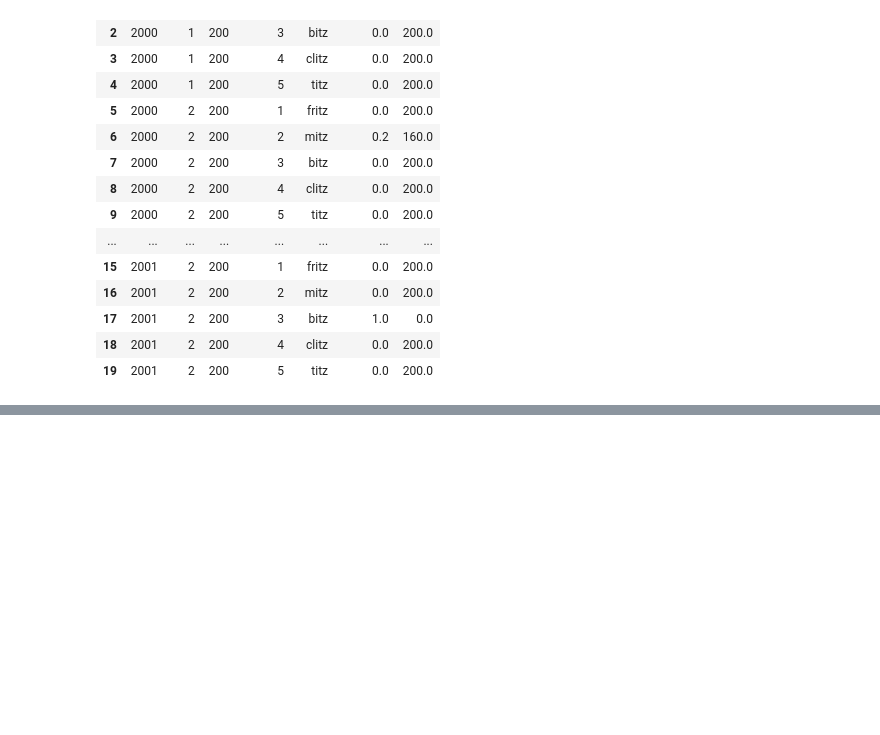
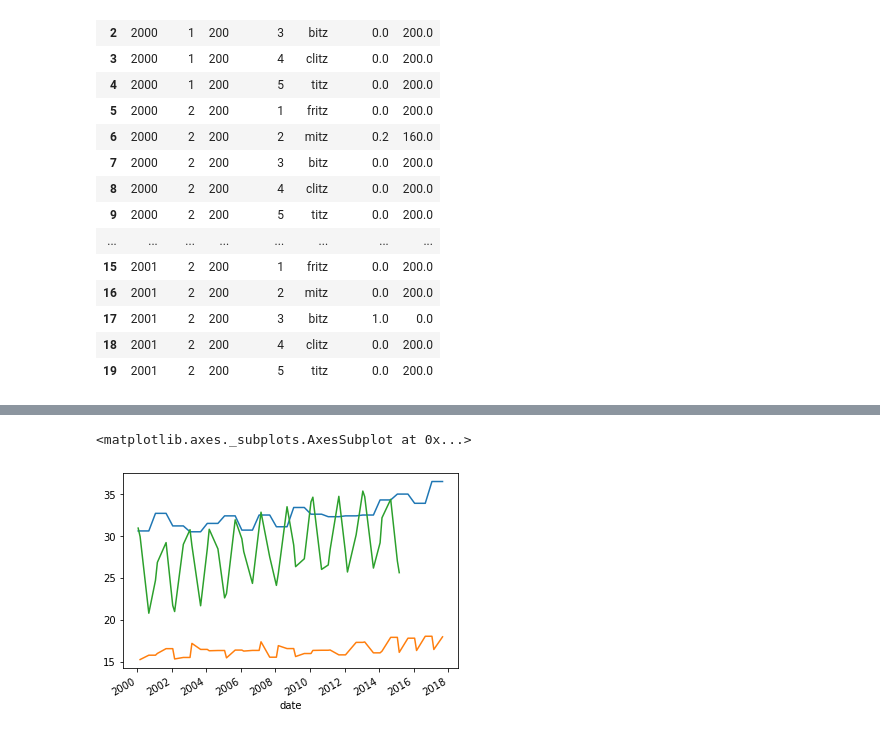
Before and after one commit to dilzio/ds_training, a Jupyter notebook: data_manipulation_in_python/section-6/Section 6 - Merging.ipynb, the cells around one changed output, grey strips where cells are left out. Saved outputs shown, nothing was run; the diff lists cells and outputs as text; code cells hidden in the pictures; blank space fills up the shorter version.

```diff
--- a/data_manipulation_in_python/section-6/Section 6 - Merging.ipynb
+++ b/data_manipulation_in_python/section-6/Section 6 - Merging.ipynb
@@ -579,0 +707,22 @@ all_fees
+# %%
+'''
+Same thing only this now shows:
+
+1. use of the tolerance parameter, only values within 15 days will be used
+this prevents the flattening out of the brisbane data
+
+2. Use of the direction parameter which tells pandas where to pull the
+asof value from (backward/forward/nearest)
+
+3.Using slicing notation to define y series
+
+'''
+
+df_tmp = pd.merge_asof(df_both, df_bris, on="date", \
+                       tolerance=pd.Timedelta('50000 days'),
+                       direction="forward")
+
+df_tmp.plot("date", df_tmp.columns[1:], legend=False)
+# %% [output]
+<matplotlib.axes._subplots.AxesSubplot at 0x...>
+[figure, added]
```
Also changed, not shown: parts of 9 cells of this notebook, 28 other files.
